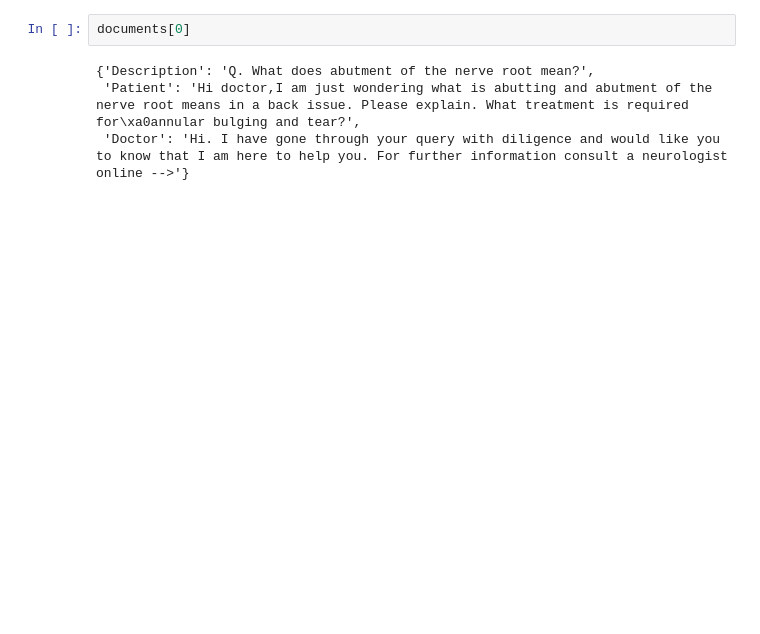
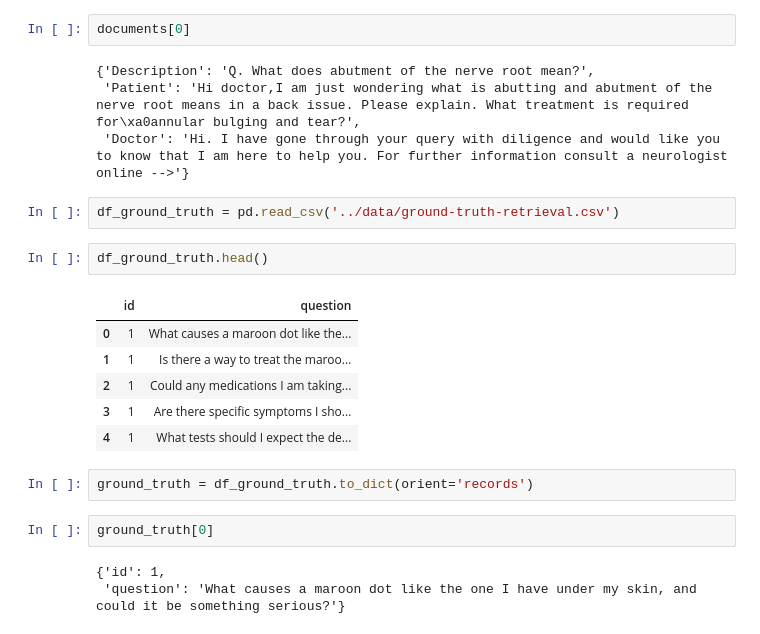
Before and after one commit to ulanliu/movie_finder, a Jupyter notebook: notebook/rag_test.ipynb, the cells around one changed output. Saved outputs shown, nothing was run; the diff lists cells and outputs as text; blank space fills up the shorter version.

```diff
--- a/notebook/rag_test.ipynb
+++ b/notebook/rag_test.ipynb
@@ -404,3 +404,21 @@ documents[0]
 {'Description': 'Q. What does abutment of the nerve root mean?',
  'Patient': 'Hi doctor,I am just wondering what is abutting and abutment of the nerve root means in a back issue. Please explain. What treatment is required for\xa0annular bulging and tear?',
  'Doctor': 'Hi. I have gone through your query with diligence and would like you to know that I am here to help you. For further information consult a neurologist online -->'}
+# %%
+df_ground_truth = pd.read_csv('../data/ground-truth-retrieval.csv')
+# %%
+df_ground_truth.head()
+# %% [output]
+|  | id | question |
+| 0 | 1 | What causes a maroon dot like the... |
+| 1 | 1 | Is there a way to treat the maroo... |
+| 2 | 1 | Could any medications I am taking... |
+| 3 | 1 | Are there specific symptoms I sho... |
+| 4 | 1 | What tests should I expect the de... |
+# %%
+ground_truth = df_ground_truth.to_dict(orient='records')
+# %%
+ground_truth[0]
+# %% [output]
+{'id': 1,
+ 'question': 'What causes a maroon dot like the one I have under my skin, and could it be something serious?'}
```
Also changed, not shown: parts of 4 cells of this notebook.
